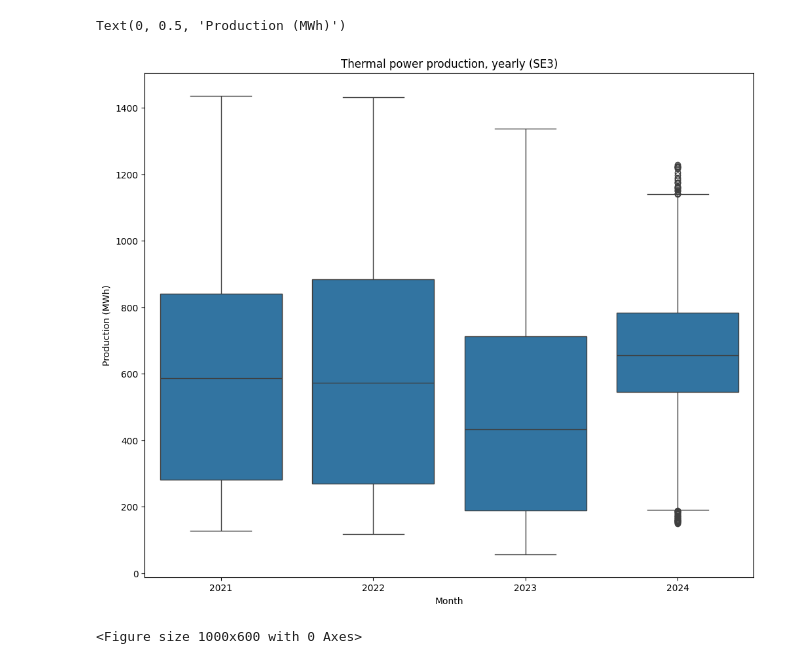
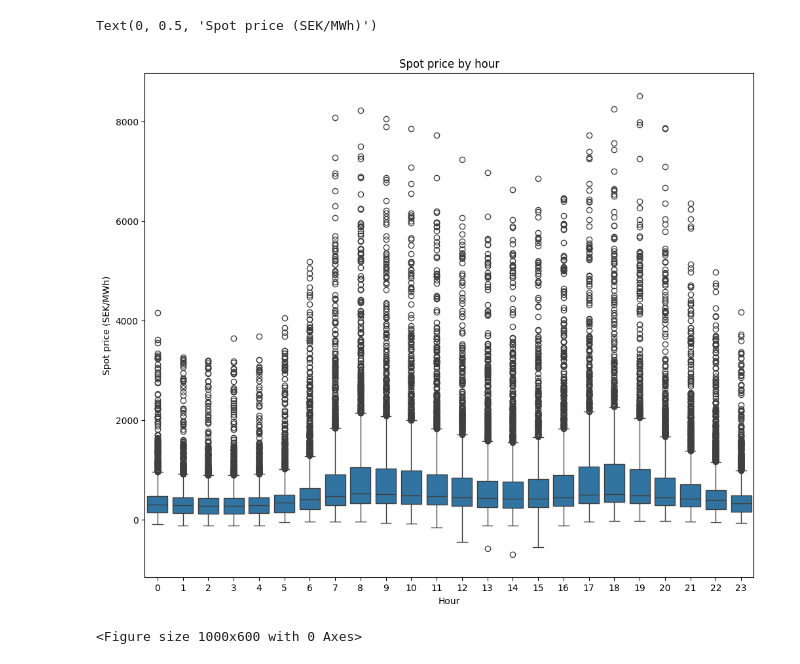
Before and after one commit to dasooni/Seq2seq-Time-series-forecasting, a Jupyter notebook: data_analysis.ipynb, the cells around one changed output. Cells and saved outputs as stored; diff of their text form; code cells hidden in the pictures.

```diff
--- a/data_analysis.ipynb
+++ b/data_analysis.ipynb
@@ -35,25 +68,25 @@ Missing values in Index(['Temperature(day)', 'Precipitation(day)'], dtype='objec
 # %%
 # Figure size and title
 fig, ax = plt.subplots(figsize=(12,10))
 
 
-# sns.boxplot(x=spot.index.year, y='spotPrice', data=spot)
-# ax.set_title('Spot price by hour')
-# ax.set_xlabel('Hour')
-# ax.set_ylabel('Spot price (SEK/MWh)')
+sns.boxplot(x=spot.index.hour, y='spotPrice', data=spot)
+ax.set_title('Spot price by hour')
+ax.set_xlabel('Hour')
+ax.set_ylabel('Spot price (SEK/MWh)')
 
 # sns.boxplot(x = production.index.hour, y = production['wind(MWh)'],ax = ax)
 # ax.set_title('Wind production by hour')
 # ax.set_xlabel('Hour')
 # ax.set_ylabel('Production (MWh)')
 
-sns.boxplot(x = production.index.year, y = production['trmMWh'],ax = ax)
-ax.set_title('Thermal power production, yearly (SE3)')
-ax.set_xlabel('Month')
-ax.set_ylabel('Production (MWh)')
+# sns.boxplot(x = production.index.year, y = production['trmMWh'],ax = ax)
+# ax.set_title('Thermal power production, yearly (SE3)')
+# ax.set_xlabel('Month')
+# ax.set_ylabel('Production (MWh)')
 # %% [output]
-Text(0, 0.5, 'Production (MWh)')
+Text(0, 0.5, 'Spot price (SEK/MWh)')
-[figure, old version]
+[figure, new version]
 # %%
 # sns.histplot(data=spot, x = 'spotPrice' , kde=True)
 
```
Also changed, not shown: parts of 5 cells of this notebook, 8 other files.
